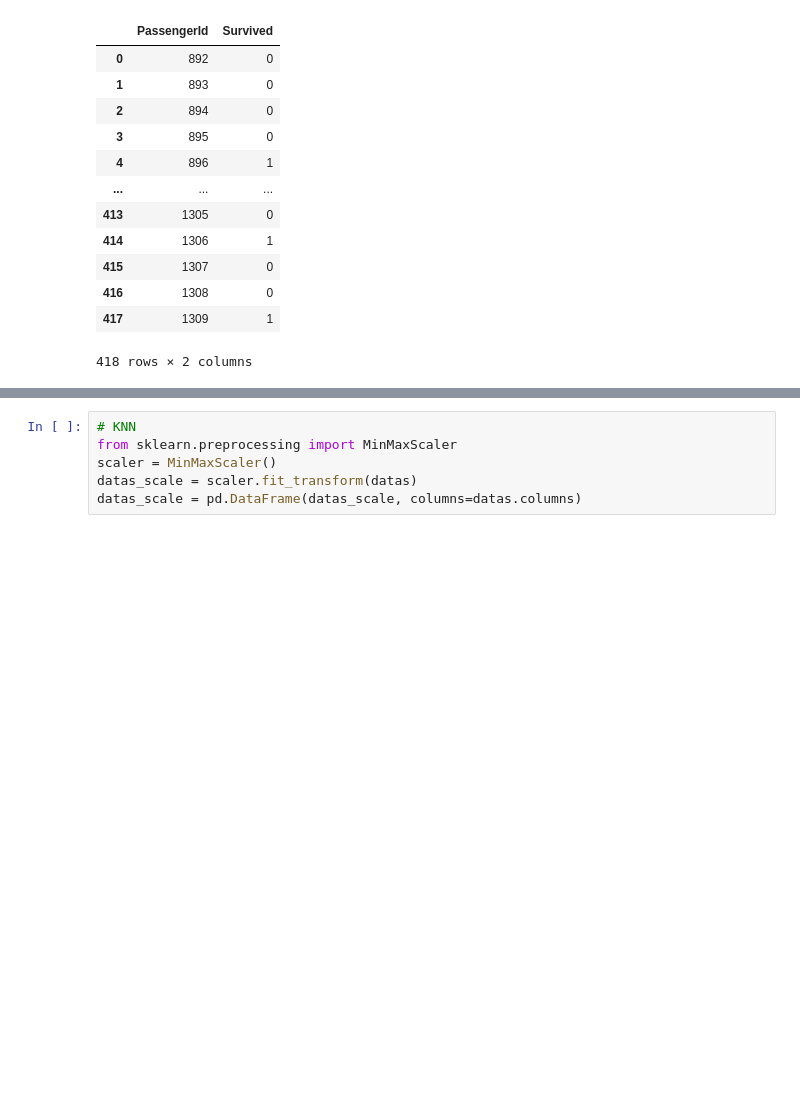
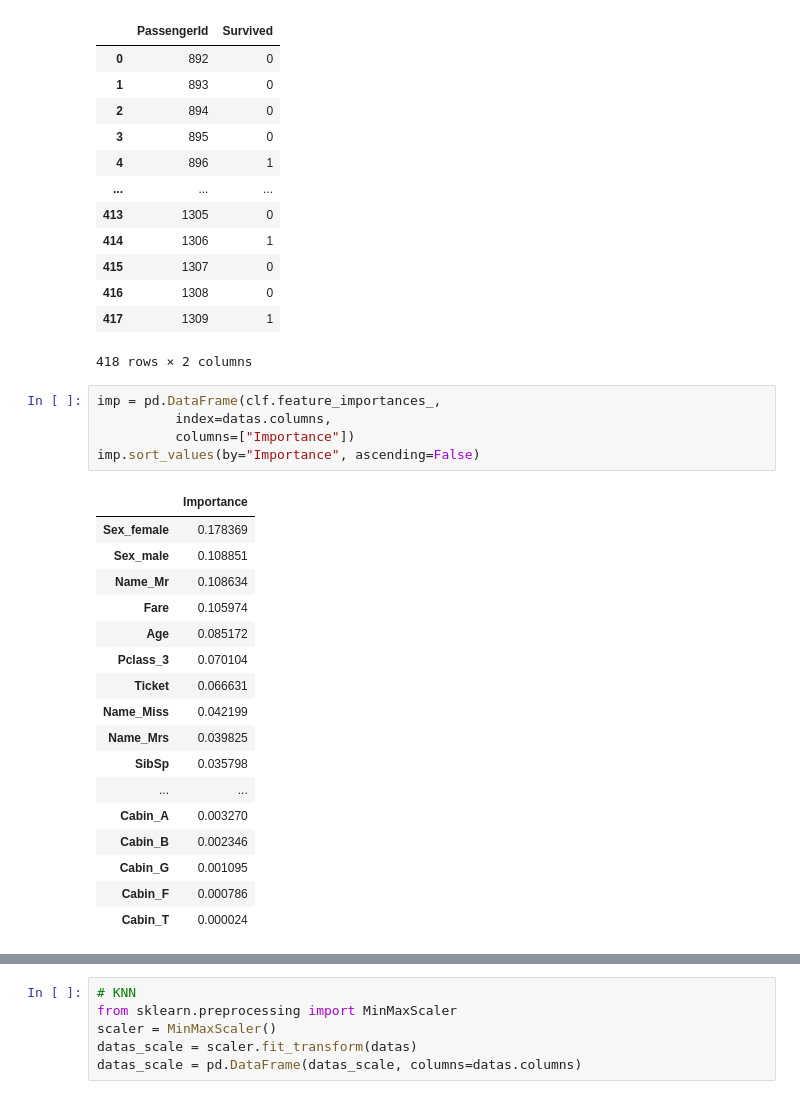
Before and after one commit to welting82/AIclass, a Jupyter notebook: titanic/titanic.ipynb, the cells around one changed output, grey strips where cells are left out. Cells and saved outputs as stored; diff of their text form; blank space fills up the shorter version.

```diff
--- a/titanic/titanic.ipynb
+++ b/titanic/titanic.ipynb
@@ -182,3 +182,26 @@ df
 | 416 | 1308 | 0 |
 | 417 | 1309 | 1 |
 418 rows × 2 columns
+# %%
+imp = pd.DataFrame(clf.feature_importances_,
+          index=datas.columns,
+          columns=["Importance"])
+imp.sort_values(by="Importance", ascending=False)
+# %% [output]
+|  | Importance |
+| Sex_female | 0.178369 |
+| Sex_male | 0.108851 |
+| Name_Mr | 0.108634 |
+| Fare | 0.105974 |
+| Age | 0.085172 |
+| Pclass_3 | 0.070104 |
+| Ticket | 0.066631 |
+| Name_Miss | 0.042199 |
+| Name_Mrs | 0.039825 |
+| SibSp | 0.035798 |
+| ... | ... |
+| Cabin_A | 0.003270 |
+| Cabin_B | 0.002346 |
+| Cabin_G | 0.001095 |
+| Cabin_F | 0.000786 |
+| Cabin_T | 0.000024 |
```
Also changed, not shown: parts of 4 cells of this notebook.
